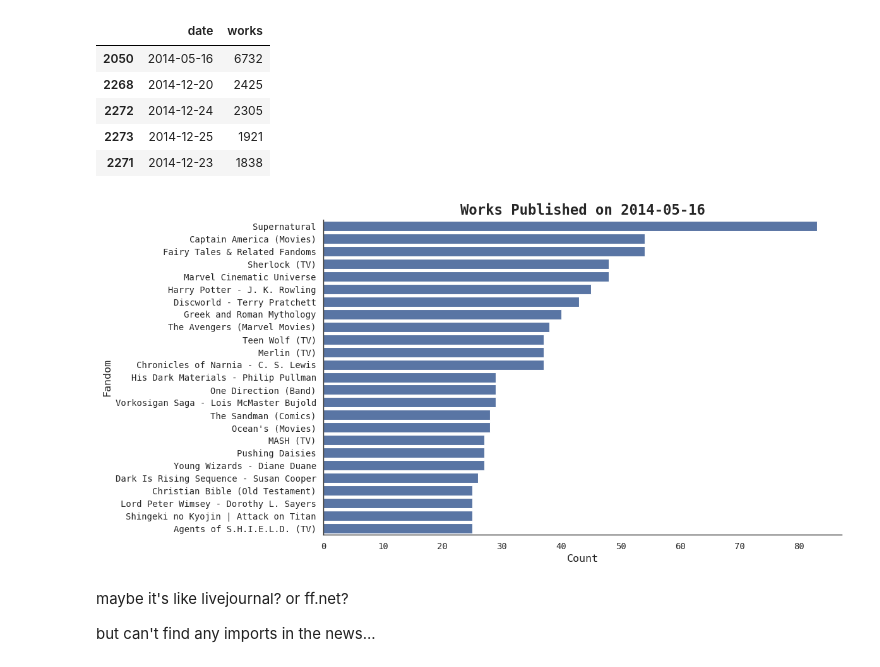
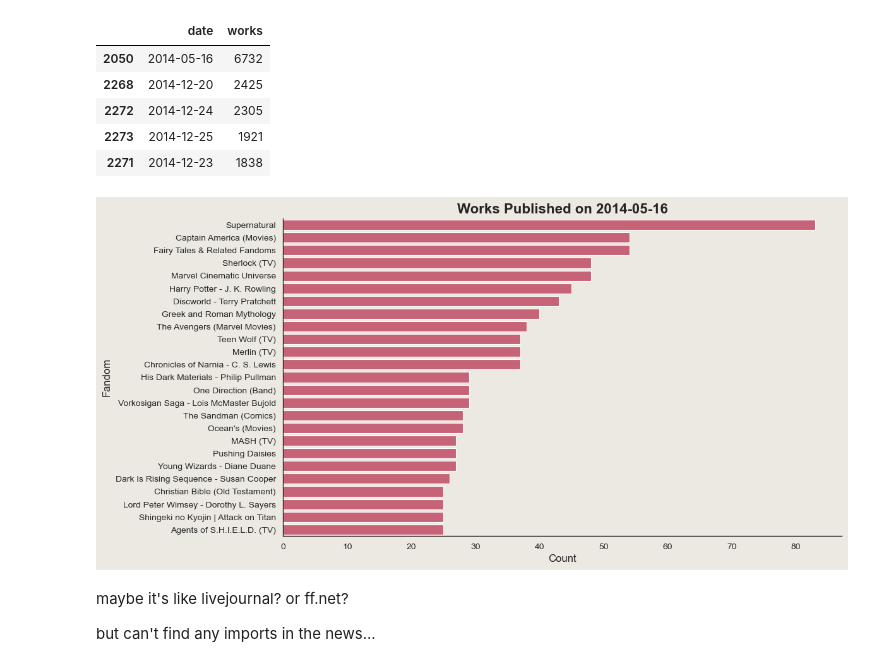
Before and after one commit to joelleneyap/fandomstudies, a Jupyter notebook: fic_spikes.ipynb, the cells around one changed output. Drawn from its saved outputs; the diff is of its cells as text; code cells hidden in the pictures.

Commit message:
more color work for fic spikes

```diff
--- a/fic_spikes.ipynb
+++ b/fic_spikes.ipynb
@@ -21,12 +21,16 @@ from bokeh.resources import CDN
 import matplotlib.dates as mdates
 
 np.random.seed(seed=42)
+
+# FOR FIGURES
 sns.set_context("paper")
 sns.set_palette("deep")
 sns.set_style("white")
 
-# Set the font family
-plt.rcParams['font.family'] = 'monospace'
+plt.rcParams['font.family'] = 'sans-serif'
+plt.rcParams['axes.facecolor'] = '#EBE9E1'
+plt.rcParams['figure.facecolor'] = '#EBE9E1'
+
 # plt.rcParams['font.sans-serif'] = ['Courier']
 # %%
 tags = pd.read_csv("tags-20210226.csv")
@@ -380,27 +384,27 @@ mid_2014.sort_values(by='works', ascending=False).head()
 | 2271 | 2014-12-23 | 1838 |
 # %%
 plt.figure(figsize=(12,6))
-sns.barplot(fandom_counts_spike_2014_works.head(25), x="count", y="name", orient='y')
+sns.barplot(fandom_counts_spike_2014_works.head(25), x="count", y="name", orient='y', color = '#D6536D')
 
 # Use sns.despine() to remove top and right spines
 sns.despine()
 
 # Adjust tick parameters if needed
 plt.tick_params(axis='both', which='major', labelsize=10)
 
 # Customize the plot
 plt.title('Works Published on 2014-05-16', fontsize=16, fontweight='bold')
 plt.xlabel('Count', fontsize=12)
 plt.ylabel('Fandom', fontsize=12)
 
 # start, end = ax.get_xlim()
 # ax.xaxis.set_ticks(np.arange(start, end, 365))
 
 # Show the plot
 plt.tight_layout()
 plt.show()
 # %% [output]
-[figure, old version]
+[figure, new version]
 # %% [markdown]
 maybe it's like livejournal? or ff.net?
 
```
Also changed, not shown: parts of 1 cell of this notebook.
